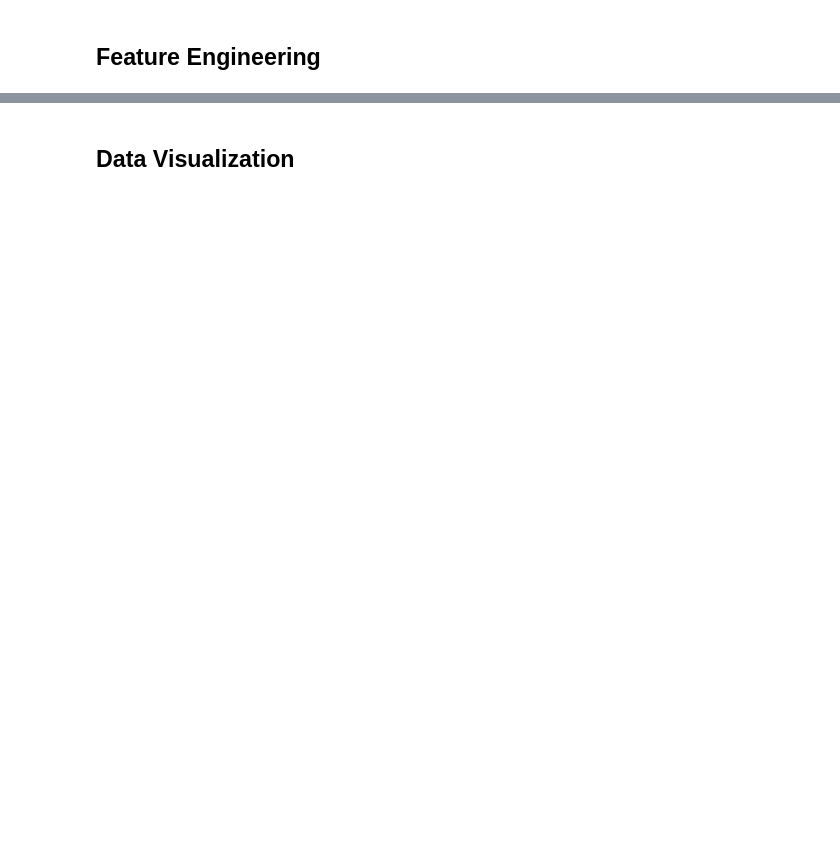
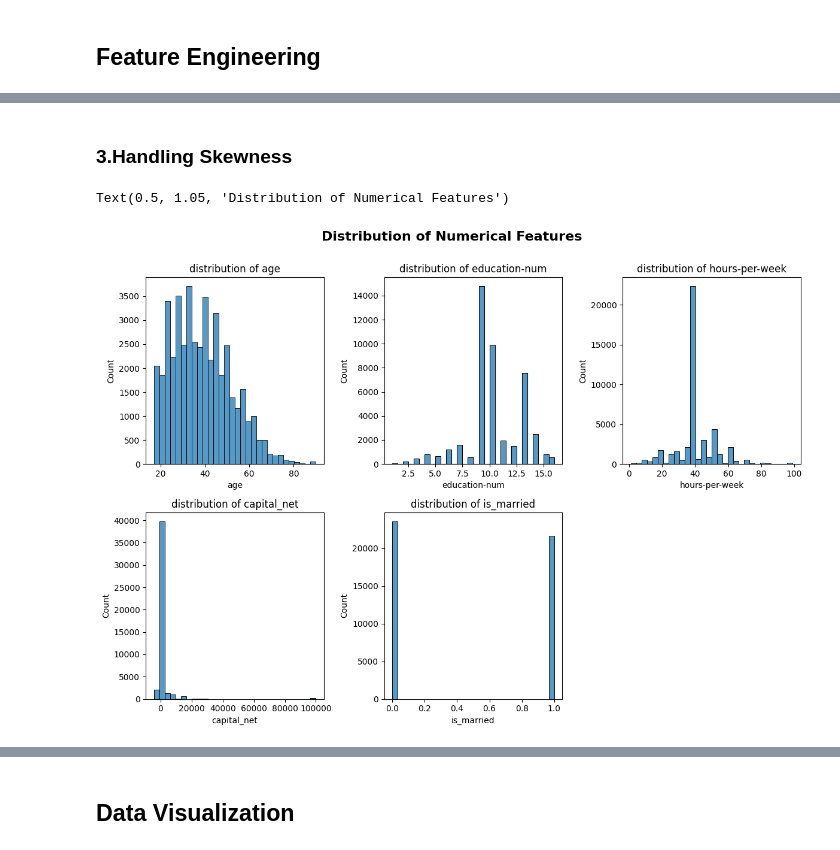
Before and after one commit to mohamedalaa-505/SupervisedML_project, a Jupyter notebook: ml_pipeline.ipynb, the cells around one changed output, grey strips where cells are left out. Saved outputs shown, nothing was run; the diff lists cells and outputs as text; code cells hidden in the pictures; blank space fills up the shorter version.

```diff
--- a/ml_pipeline.ipynb
+++ b/ml_pipeline.ipynb
@@ -94,0 +174,16 @@ Categorical columns: Index(['workclass', 'education_level', 'marital-status', 'o
+# %% [markdown]
+### **3.Handling Skewness**
+# %%
+# Skewness Detection visually
+plt.figure(figsize=(12, 8))
+
+for i, feature in enumerate(num_cols, start=1):
+    plt.subplot(2, 3, i)
+    sns.histplot(x=df[feature], bins=30)
+    plt.title(f"distribution of {feature}")
+    plt.tight_layout()
+
+plt.suptitle("Distribution of Numerical Features", fontsize=16,fontweight="bold",y=1.05)
+# %% [output]
+Text(0.5, 1.05, 'Distribution of Numerical Features')
+[figure, added]
```
Also changed, not shown: parts of 50 cells of this notebook.
